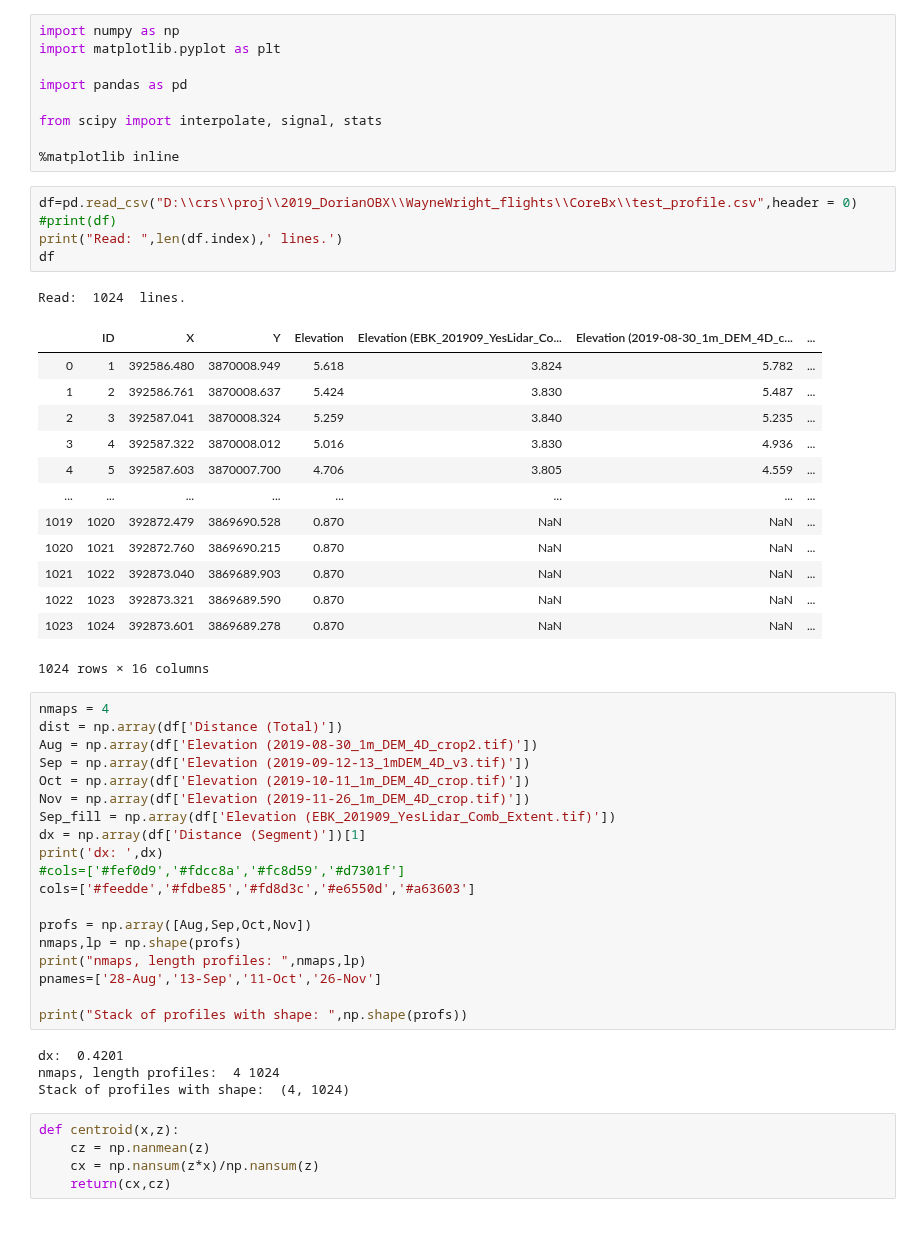
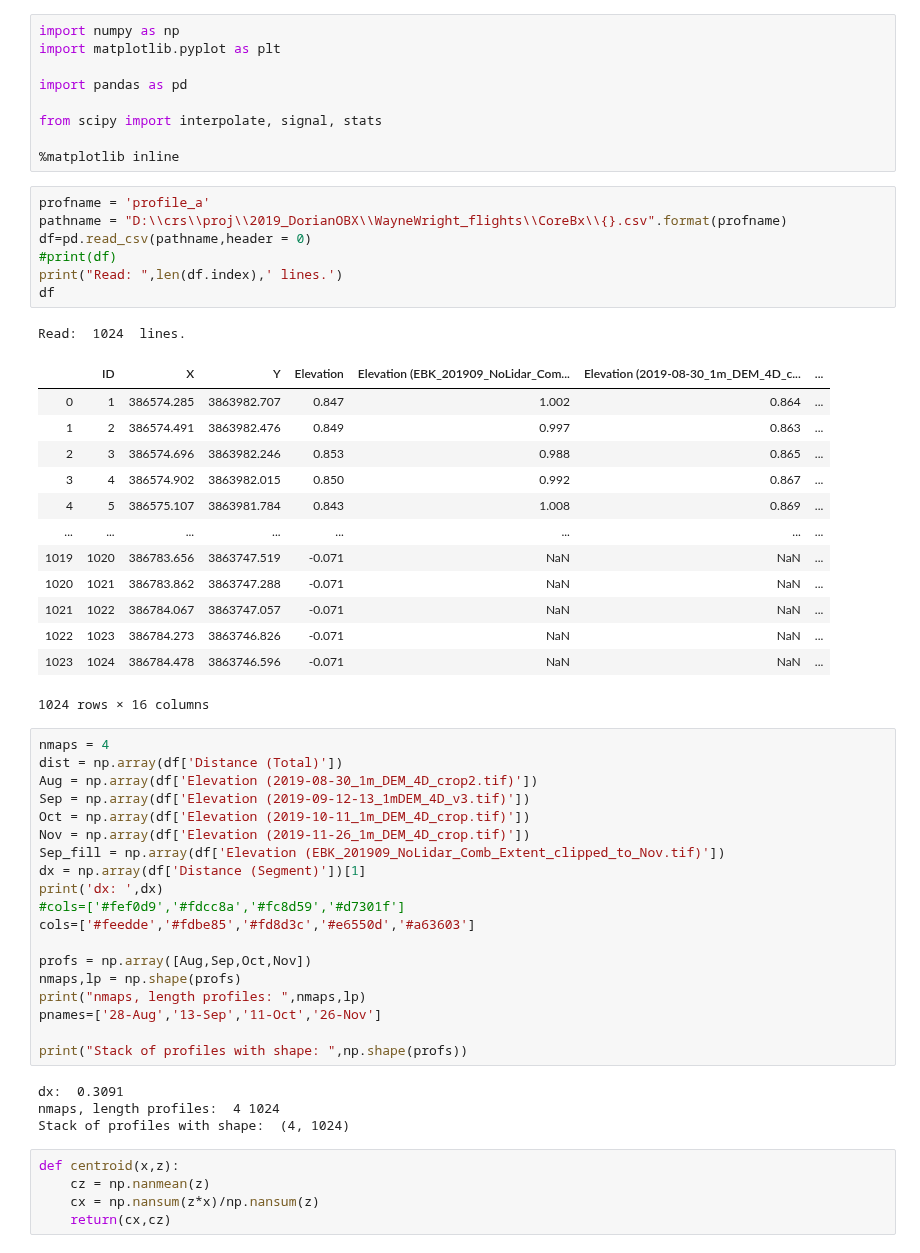
Before and after one commit to csherwood-usgs/CoreBx, a Jupyter notebook: Centroid_test_profile.ipynb, the cells around one changed output. Saved outputs shown, nothing was run; the diff lists cells and outputs as text.

```diff
--- a/Centroid_test_profile.ipynb
+++ b/Centroid_test_profile.ipynb
@@ -16,24 +16,26 @@ from scipy import interpolate, signal, stats
 
 %matplotlib inline
 # %%
-df=pd.read_csv("D:\\crs\\proj\\2019_DorianOBX\\WayneWright_flights\\CoreBx\\test_profile.csv",header = 0)
+profname = 'profile_a'
+pathname = "D:\\crs\\proj\\2019_DorianOBX\\WayneWright_flights\\CoreBx\\{}.csv".format(profname)
+df=pd.read_csv(pathname,header = 0)
 #print(df)
 print("Read: ",len(df.index),' lines.')
 df
 # %% [output]
 Read:  1024  lines.
-|  | ID | X | Y | Elevation | Elevation (EBK_201909_YesLidar_Co... | Elevation (2019-08-30_1m_DEM_4D_c... | ... |
-| 0 | 1 | 392586.480 | 3870008.949 | 5.618 | 3.824 | 5.782 | ... |
-| 1 | 2 | 392586.761 | 3870008.637 | 5.424 | 3.830 | 5.487 | ... |
-| 2 | 3 | 392587.041 | 3870008.324 | 5.259 | 3.840 | 5.235 | ... |
-| 3 | 4 | 392587.322 | 3870008.012 | 5.016 | 3.830 | 4.936 | ... |
-| 4 | 5 | 392587.603 | 3870007.700 | 4.706 | 3.805 | 4.559 | ... |
+|  | ID | X | Y | Elevation | Elevation (EBK_201909_NoLidar_Com... | Elevation (2019-08-30_1m_DEM_4D_c... | ... |
+| 0 | 1 | 386574.285 | 3863982.707 | 0.847 | 1.002 | 0.864 | ... |
+| 1 | 2 | 386574.491 | 3863982.476 | 0.849 | 0.997 | 0.863 | ... |
+| 2 | 3 | 386574.696 | 3863982.246 | 0.853 | 0.988 | 0.865 | ... |
+| 3 | 4 | 386574.902 | 3863982.015 | 0.850 | 0.992 | 0.867 | ... |
+| 4 | 5 | 386575.107 | 3863981.784 | 0.843 | 1.008 | 0.869 | ... |
 | ... | ... | ... | ... | ... | ... | ... | ... |
-| 1019 | 1020 | 392872.479 | 3869690.528 | 0.870 | NaN | NaN | ... |
-| 1020 | 1021 | 392872.760 | 3869690.215 | 0.870 | NaN | NaN | ... |
-| 1021 | 1022 | 392873.040 | 3869689.903 | 0.870 | NaN | NaN | ... |
-| 1022 | 1023 | 392873.321 | 3869689.590 | 0.870 | NaN | NaN | ... |
-| 1023 | 1024 | 392873.601 | 3869689.278 | 0.870 | NaN | NaN | ... |
+| 1019 | 1020 | 386783.656 | 3863747.519 | -0.071 | NaN | NaN | ... |
+| 1020 | 1021 | 386783.862 | 3863747.288 | -0.071 | NaN | NaN | ... |
+| 1021 | 1022 | 386784.067 | 3863747.057 | -0.071 | NaN | NaN | ... |
+| 1022 | 1023 | 386784.273 | 3863746.826 | -0.071 | NaN | NaN | ... |
+| 1023 | 1024 | 386784.478 | 3863746.596 | -0.071 | NaN | NaN | ... |
 1024 rows × 16 columns
 # %%
 nmaps = 4
@@ -42,7 +44,7 @@ Aug = np.array(df['Elevation (2019-08-30_1m_DEM_4D_crop2.tif)'])
 Sep = np.array(df['Elevation (2019-09-12-13_1mDEM_4D_v3.tif)'])
 Oct = np.array(df['Elevation (2019-10-11_1m_DEM_4D_crop.tif)'])
 Nov = np.array(df['Elevation (2019-11-26_1m_DEM_4D_crop.tif)'])
-Sep_fill = np.array(df['Elevation (EBK_201909_YesLidar_Comb_Extent.tif)'])
+Sep_fill = np.array(df['Elevation (EBK_201909_NoLidar_Comb_Extent_clipped_to_Nov.tif)'])
 dx = np.array(df['Distance (Segment)'])[1]
 print('dx: ',dx)
 #cols=['#fef0d9','#fdcc8a','#fc8d59','#d7301f']
@@ -55,7 +57,7 @@ pnames=['28-Aug','13-Sep','11-Oct','26-Nov']
 
 print("Stack of profiles with shape: ",np.shape(profs))
 # %% [output]
-dx:  0.4201
+dx:  0.3091
 nmaps, length profiles:  4 1024
 Stack of profiles with shape:  (4, 1024)
 # %%
```
Also changed, not shown: parts of 8 cells of this notebook.
